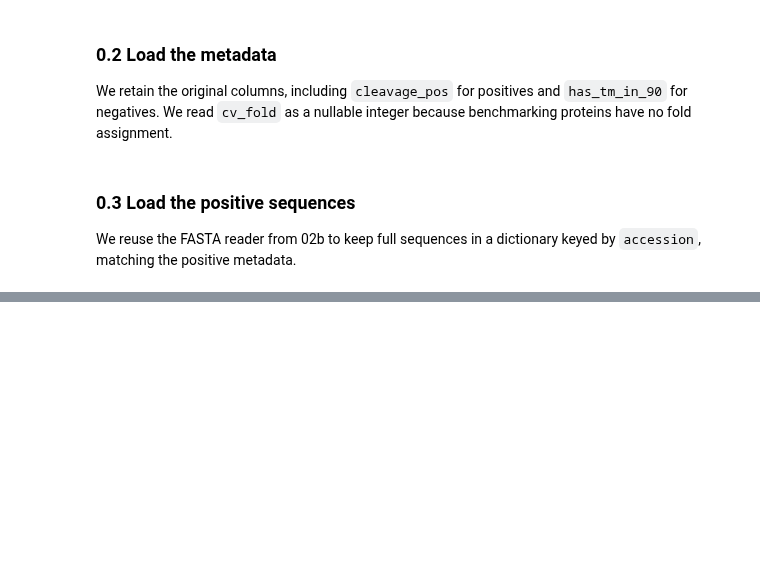
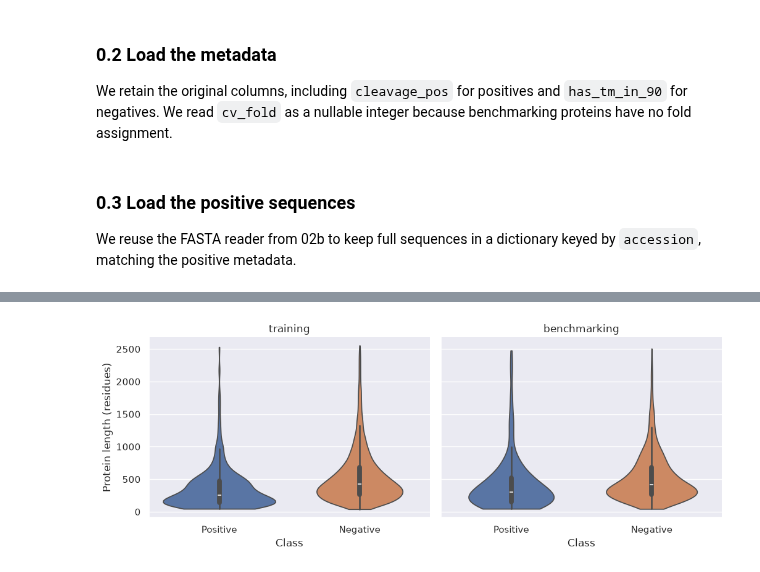
Before and after one commit to bioinformatikk/LB2_project_Group_10, a Jupyter notebook: notebooks/02c_data_analysis.ipynb, the cells around one changed output, grey strips where cells are left out. Saved outputs shown, nothing was run; the diff lists cells and outputs as text; code cells hidden in the pictures; blank space fills up the shorter version.

```diff
--- a/notebooks/02c_data_analysis.ipynb
+++ b/notebooks/02c_data_analysis.ipynb
@@ -56,0 +177,15 @@ positive_sequences = read_fasta(input_dir / "positive_dataset.fasta")
+# %%
+g = sns.catplot(
+    data=protein_lengths_trimmed, x="protein_class", y="length",
+    order=class_order, hue="protein_class",
+    hue_order=class_order, palette=class_palette, legend=False,
+    col="split", col_order=split_order,
+    kind="violin", cut=0, inner="box",
+    density_norm="area", common_norm=True,
+    height=4, aspect=1.3
+)
+g.set_axis_labels("Class", "Protein length (residues)")
+g.set_titles("{col_name}")
+plt.show()
+# %% [output]
+[figure, added]
```
Also changed, not shown: parts of 23 cells of this notebook, 1 other file.
